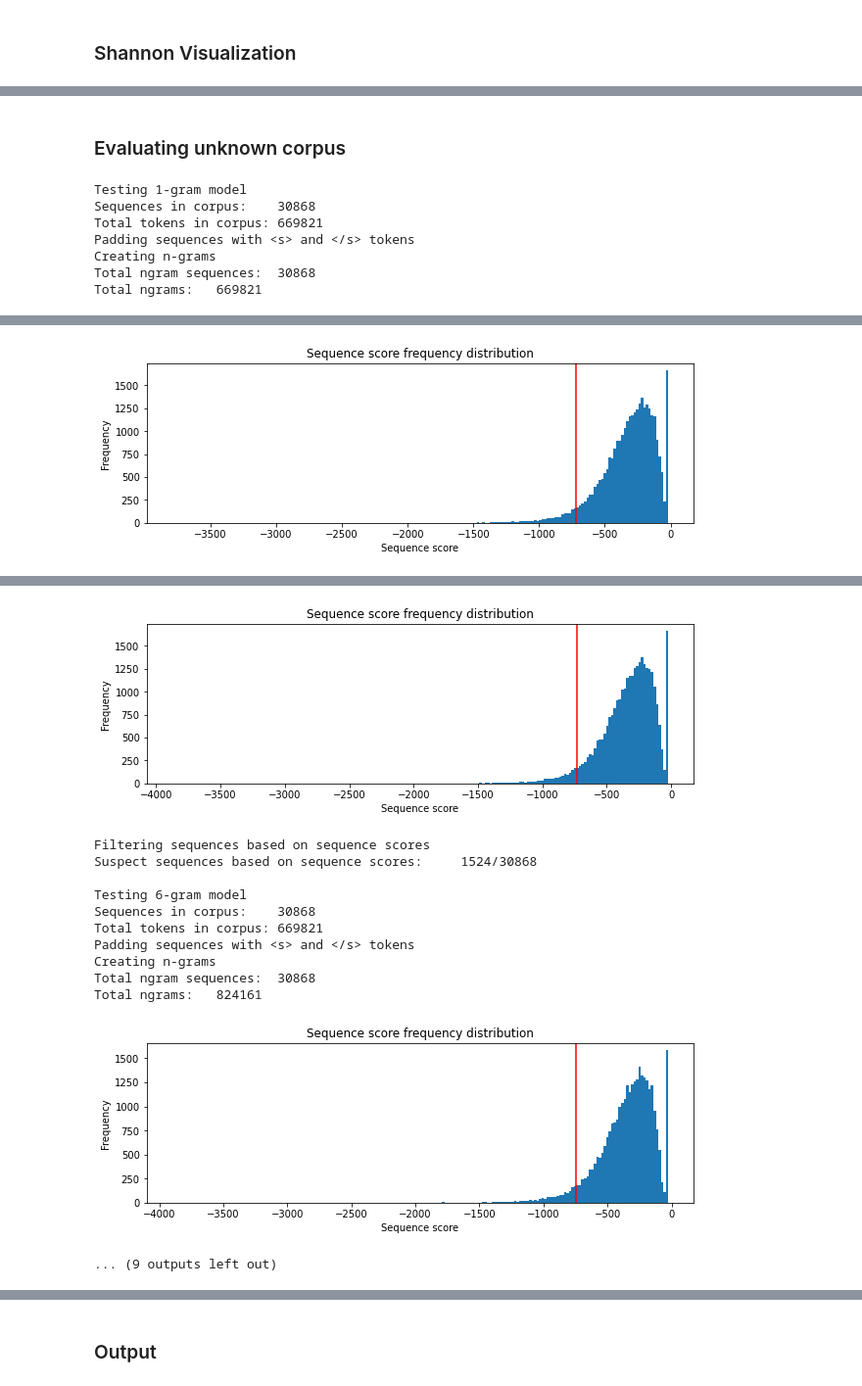
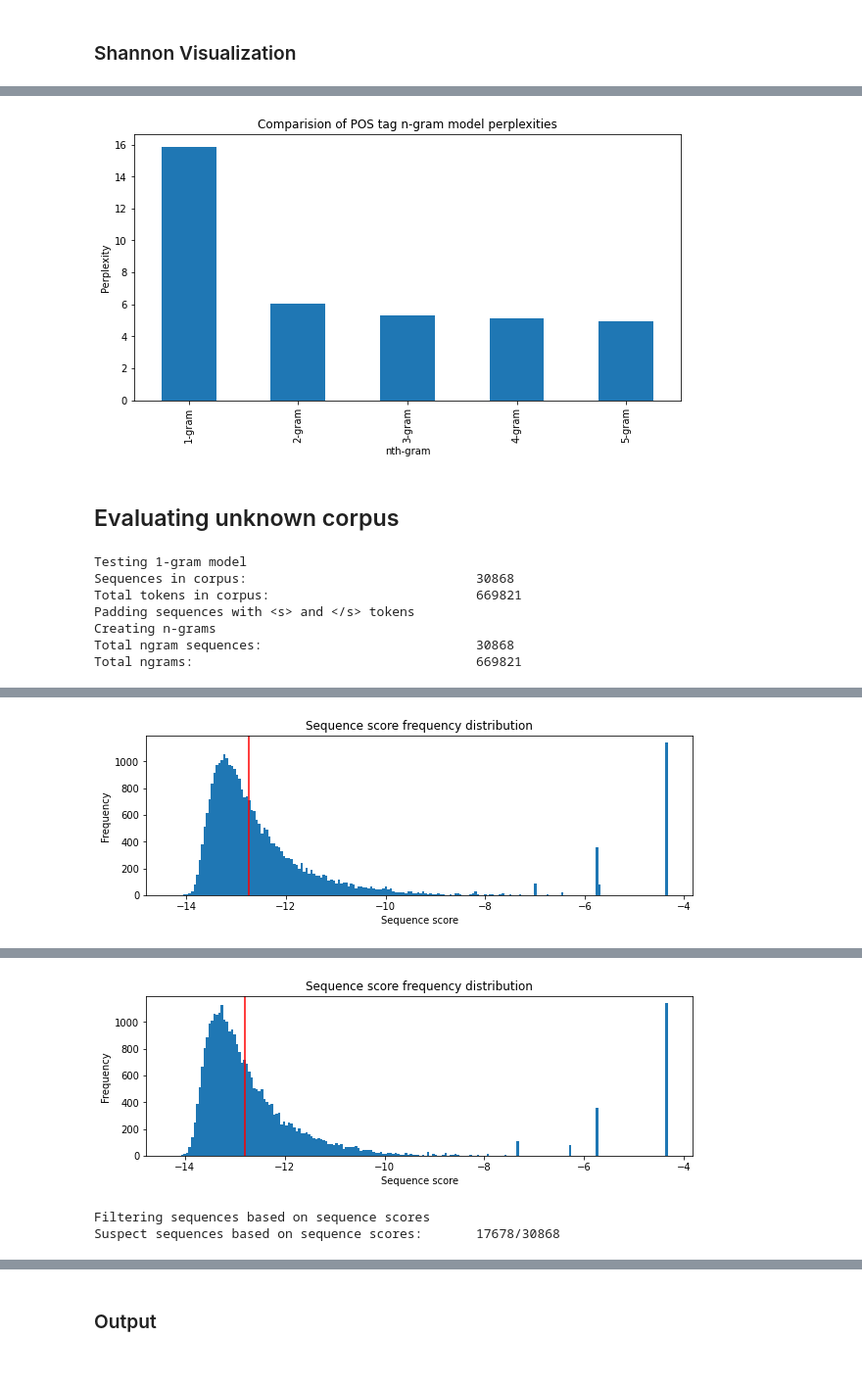
Before and after one commit to AdarshNandanwar/Grammar-Checker-for-English-Language-NLP, a Jupyter notebook: main.ipynb, the cells around one changed output, grey strips where cells are left out. Shown: that part at 98% size. Drawn from its saved outputs; the diff is of its cells as text; code cells hidden in the pictures.

Commit message:
Major improvements, fix perplexity calculation, add correction code

```diff
--- a/main.ipynb
+++ b/main.ipynb
@@ -242,7 +265,7 @@ def CountFrequency(my_list):
             freq[item] = 1
     return freq
 # %%
-mp = CountFrequency(token_list_test)
+mp = CountFrequency(token_list_unknown)
 
 num_list = []
 for key in mp.keys():
@@ -679,11 +713,11 @@ def get_sequence_score_cutoff(sequence_scores, alpha=0.05):
     index = max(0, min(n-1, int(n*alpha)))
     return scores[index]
 # %%
-n_values = [1, 2, 3, 4, 5, 6, 7, 8, 9, 10]
+n_values = [i+1 for i in range(5)]
 # token_log_cutoffs = {1: -30, 2: -21, 3: -30, 4: -25}
 # alpha: used to calculate score cutoff
-alpha = 0.03
-pos_type = 'hmm'
+alpha = 0.02
+pos_type = 'spacy'
 # %%
 def train_lm(n_values, train_corpus, alpha):
     ngram_data = dict()
@@ -1068,6 +1024,8 @@ def shannon_visualization(n_value, model, max_len=50, verbose=False):
     return sentence
 # %%
 for n_value in n_values:
-    shannon_visualization(n_value, ngram_data_text[n_value]['model'], 50, verbose=True)
-    print()
+    sent = shannon_visualization(n_value, ngram_data_text[n_value]['model'], 50, verbose=False)
+    print(f'{n_value}-gram')
+    print(f'======')
+    print(sent, end='\n\n')
 # %% [output]
@@ -1093,2 +1235,19 @@ for n_value in n_values:
+# %%
+pos_perplexities = []
+for n_value in n_values:
+    pos_perplexities.append(clean_text_dev_pos_perplexity[n_value])
+
+freq_series = pd.Series(pos_perplexities)
+x_labels = [f'{n_value}-gram' for n_value in n_values]
+plt.figure(figsize=(10, 5))
+ax = freq_series.plot(kind="bar")
+ax.set_title("Comparision of POS tag n-gram model perplexities")
+ax.set_xlabel("nth-gram")
+ax.set_ylabel("Perplexity")
+ax.set_xticklabels(x_labels)
+rects = ax.patches
+plt.show()
+# %% [output]
+[figure, added]
 # %% [markdown]
-### Evaluating unknown corpus
+## Evaluating unknown corpus
@@ -1149,32 +1254,2 @@ def analyse_test_corpus(tokenized_corpus, n_value, model, verbose=False):
-# %%
-def test_lm(test_corpus, n_values, ngram_data):
-    ngram_results = dict()
-    for n_value in n_values:
-        print(f"Testing {n_value}-gram model")
-        ngram_test_info = analyse_test_corpus(test_corpus, n_value, ngram_data[n_value]['model'], verbose=False)
-        plot_continuous_freq_dist(ngram_test_info['sequence_scores'], xlabel='Sequence score',
-                                  ylabel='Frequency', title='Sequence score frequency distribution', bins=200,
-                                  cutoff=ngram_data[n_value]['score_cutoff'])
-        # filter_using_token_score(n_value, ngram_data[n_value]['model'], ngram_test_info['ngram_sequences'], token_log_cutoffs[n_value], verbose=True)
-        suspect_sequences_indexes = filter_using_sequence_score(n_value,
-                                                   ngram_test_info['ngram_sequences'],
-                                                   ngram_test_info['sequence_scores'],
-                                                   ngram_data[n_value]['score_cutoff'], verbose=True)
-        suspect_corpus_index = []
-        for index in suspect_sequences_indexes:
-            suspect_corpus_index.append(ngram_test_info['map_to_corpus_index'][index])
-        suspect_corpus_index = set(suspect_corpus_index)
-
-        ngram_results[n_value] = dict()
-        ngram_results[n_value] = {
-            'suspect_corpus_index': suspect_corpus_index,
-            'padded_sequences': ngram_test_info['padded_sequences'],
-            'suspect_sequences_index': suspect_sequences_indexes,
-            'map_to_corpus_index': ngram_test_info['map_to_corpus_index'],
-            'log_perplexity': ngram_test_info['perplexity'],
-            'sequence_scores': ngram_test_info['sequence_scores']
-        }
-        print()
-    return ngram_results
 # %%
 test_text_list = None
@@ -1186,5 +1263,6 @@ tokenized_corpus = tokenization(segmented_corpus)
 # %%
 # Text n-gram model
 ngram_results_text = test_lm(tokenized_corpus, n_values, ngram_data_text)
+ngram_results_text['segmented_corpus'] = segmented_corpus
 # %% [output]
 Testing 1-gram model
@@ -1230,2 +1308,2 @@ Total ngrams:   762425
-[figure, old version]
+[figure, new version]
 Filtering sequences based on sequence scores
@@ -1241,16 +1319,6 @@ Total ngrams:   793293
-[figure, old version]
+[figure, new version]
 Filtering sequences based on sequence scores
-Suspect sequences based on sequence scores:     1524/30868
-
-Testing 6-gram model
-Sequences in corpus:    30868
-Total tokens in corpus: 669821
-Padding sequences with <s> and </s> tokens
-Creating n-grams
-Total ngram sequences:  30868
-Total ngrams:   824161
+Suspect sequences based on sequence scores:       17678/30868
-[figure, removed]
-... (9 outputs left out)
 # %%
 # POS tag n-gram model
 pos_corpus = convert_to_pos_tags(tokenized_corpus, pos_type=pos_type)
```
Also changed, not shown: parts of 57 cells of this notebook, 11 other files.
